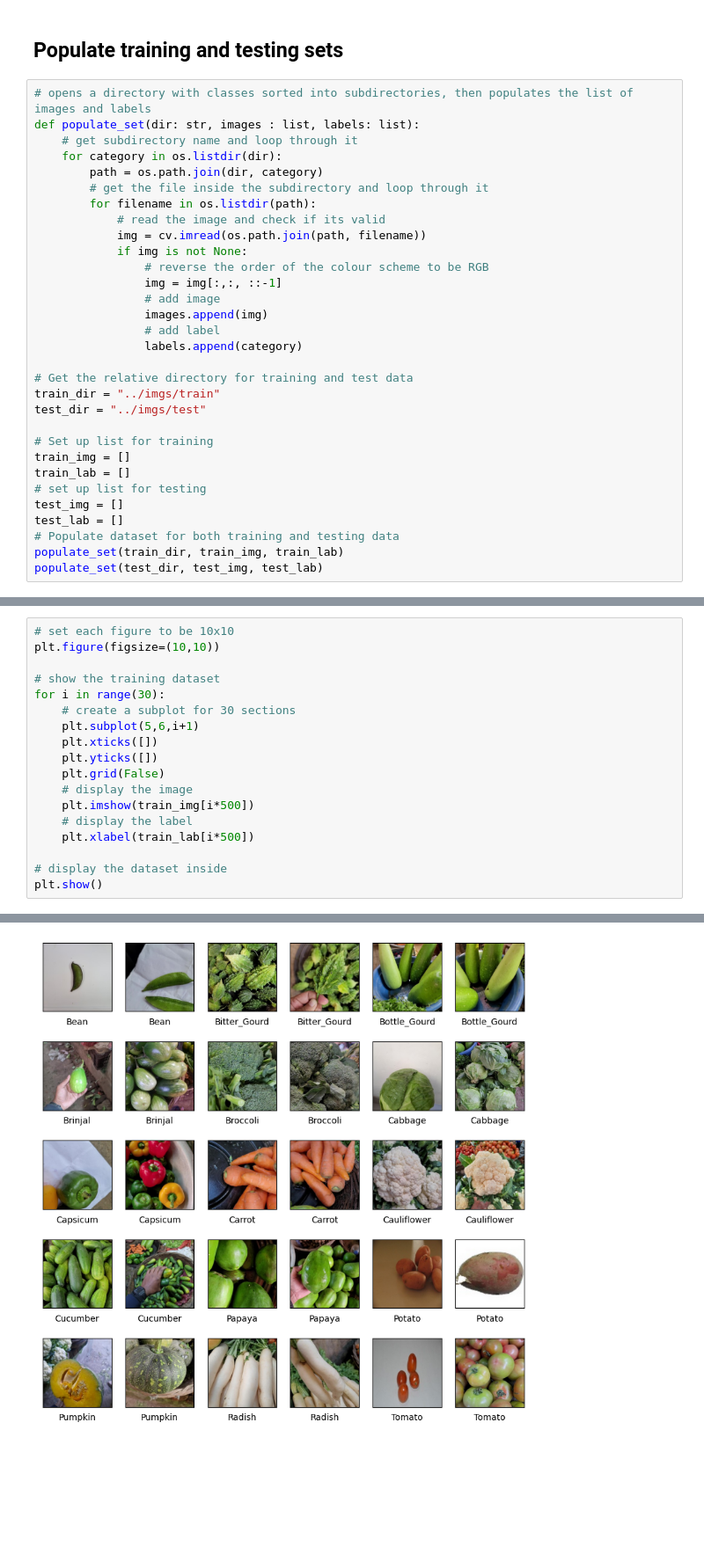
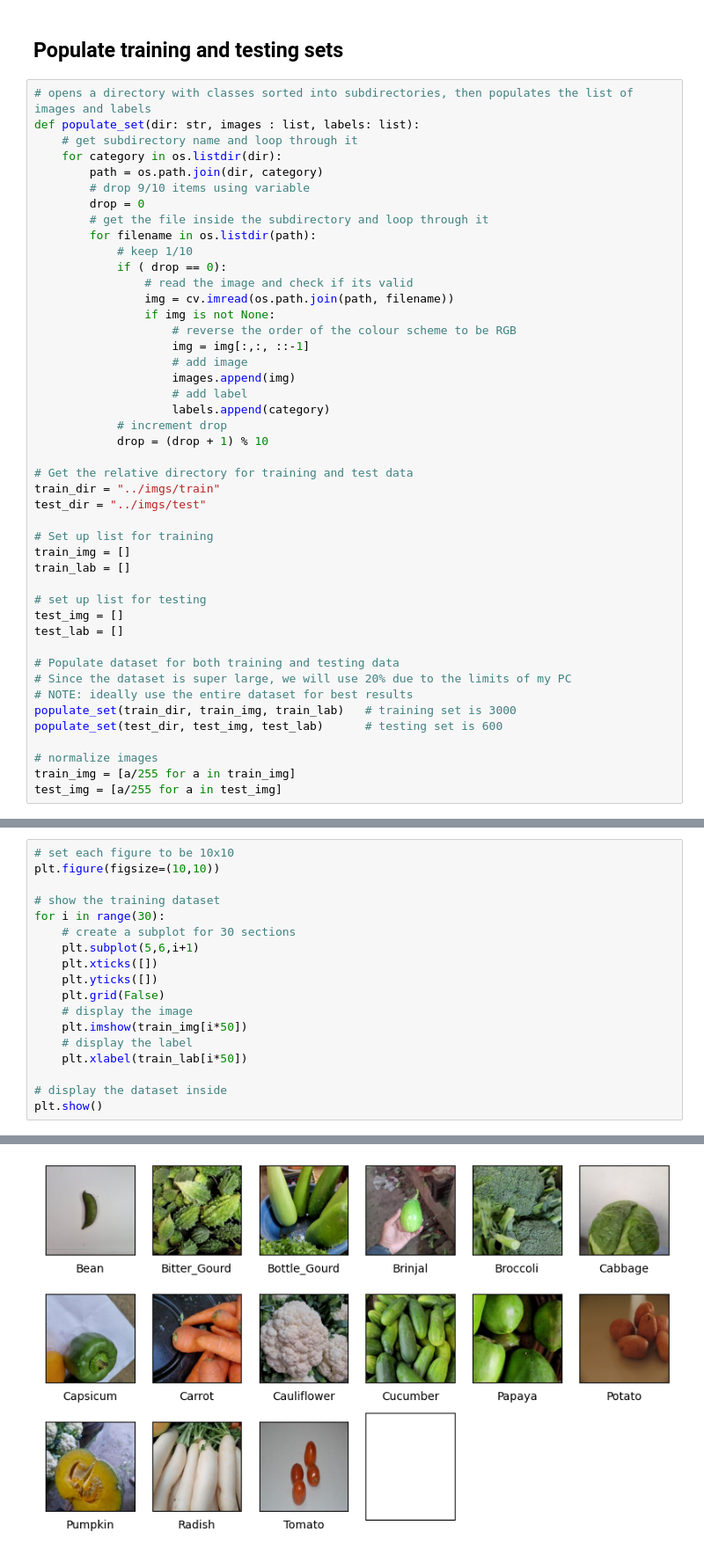
Before and after one commit to AhmadJanjua/Vegetable_Classifier, a Jupyter notebook: Veggie_CNN.ipynb, the cells around one changed output, grey strips where cells are left out. Shown: that part at 88% size. Cells and saved outputs as stored; diff of their text form; blank space fills up the shorter version.

```diff
--- a/Veggie_CNN.ipynb
+++ b/Veggie_CNN.ipynb
@@ -22,17 +22,23 @@ def populate_set(dir: str, images : list, labels: list):
     # get subdirectory name and loop through it
     for category in os.listdir(dir):
         path = os.path.join(dir, category)
+        # drop 9/10 items using variable
+        drop = 0
         # get the file inside the subdirectory and loop through it
         for filename in os.listdir(path):
-            # read the image and check if its valid
-            img = cv.imread(os.path.join(path, filename))
-            if img is not None:
-                # reverse the order of the colour scheme to be RGB
-                img = img[:,:, ::-1]
-                # add image
-                images.append(img)
-                # add label
-                labels.append(category)
+            # keep 1/10
+            if ( drop == 0):
+                # read the image and check if its valid
+                img = cv.imread(os.path.join(path, filename))
+                if img is not None:
+                    # reverse the order of the colour scheme to be RGB
+                    img = img[:,:, ::-1]
+                    # add image
+                    images.append(img)
+                    # add label
+                    labels.append(category)
+            # increment drop
+            drop = (drop + 1) % 10
 
 # Get the relative directory for training and test data
 train_dir = "../imgs/train"
@@ -41,10 +47,18 @@ test_dir = "../imgs/test"
 # Set up list for training
 train_img = []
 train_lab = []
+
 # set up list for testing
 test_img = []
 test_lab = []
+
 # Populate dataset for both training and testing data
-populate_set(train_dir, train_img, train_lab)
-populate_set(test_dir, test_img, test_lab)
+# Since the dataset is super large, we will use 20% due to the limits of my PC
+# NOTE: ideally use the entire dataset for best results
+populate_set(train_dir, train_img, train_lab)   # training set is 3000
+populate_set(test_dir, test_img, test_lab)      # testing set is 600
+
+# normalize images
+train_img = [a/255 for a in train_img]
+test_img = [a/255 for a in test_img]
 # %% [markdown]
@@ -61,9 +75,9 @@ for i in range(30):
     plt.yticks([])
     plt.grid(False)
     # display the image
-    plt.imshow(train_img[i*500])
+    plt.imshow(train_img[i*50])
     # display the label
-    plt.xlabel(train_lab[i*500])
+    plt.xlabel(train_lab[i*50])
 
 # display the dataset inside
 plt.show()
@@ -71 +86 @@ plt.show()
-[figure, old version]
+[figure, new version]
```
Also changed, not shown: parts of 3 cells of this notebook.
